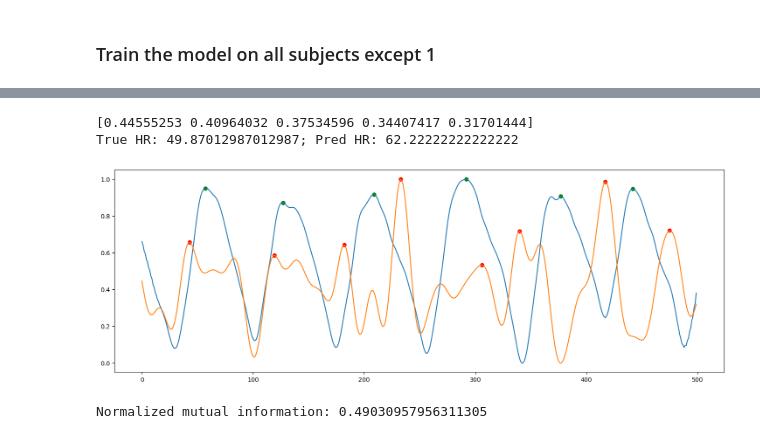
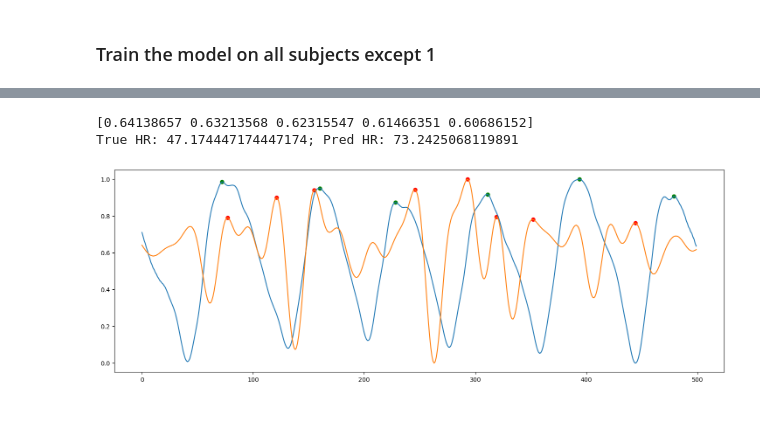
Before and after one commit to arnavpon/pydroid, a Jupyter notebook: example/android/app/src/main/python/pipeline-dev/pipeline-v1/ml.v5.ipynb, the cells around one changed output, grey strips where cells are left out. Cells and saved outputs as stored; diff of their text form; code cells hidden in the pictures.

```diff
--- a/example/android/app/src/main/python/pipeline-dev/pipeline-v1/ml.v5.ipynb
+++ b/example/android/app/src/main/python/pipeline-dev/pipeline-v1/ml.v5.ipynb
@@ -373,6 +394,7 @@ class MoodyGBM:
 
         # create consecutive splits in the data and then randomly sample from the splits
         splits = self.split_data()
+        random.seed(self.random_state)
         self.train_split_indices = random.sample(range(len(splits)), int(len(splits) * (1 - self.test_size)))
 
         # split up the training and testing splits
@@ -424,6 +446,7 @@ class MoodyGBM:
         params = {
             'metric': 'None',
             'verbosity': -1,
+            'seed': self.random_state
             # 'objective': 'regression'
             # 'n_iterations': self.n_estimators
         }
@@ -488,16 +511,16 @@ for i in range(len(truths)):
 
     truth = truths[i]
     data = truth.prepare_data_for_ml()
-    data = data.iloc[1000: 1500, :]
+    data = data.iloc[1000: 15000, :]
 
     data['subject'] = i + 1
     data_arr.append(data)
 
 data = pd.concat(data_arr)
 
-rf_mse = MoodyGBM(data, n_estimators = 400, loss_type = 'mse')
-rf_mse.fit()
-hr_err, hr_err_sq = rf_mse.eval()
+mod = MoodyGBM(data, n_estimators = 800, loss_type = 'mse')
+mod.fit()
+hr_err, hr_err_sq = mod.eval()
 
 print(f'HR error: {hr_err}')
 print(f'HR error squared: {hr_err_sq}')
@@ -589,0 +531,25 @@ tensor(9.6714)
+# %%
+test_subject = 7
+test_subject_truth = truths[test_subject - 1]
+
+data_arr = []
+for i in range(len(truths)):
+
+    if i == (test_subject - 1):
+        continue
+
+    truth = truths[i]
+    data = truth.prepare_data_for_ml()
+    data = data.iloc[1000: 15000, :]
+
+    data['subject'] = i + 1
+    data_arr.append(data)
+
+data = pd.concat(data_arr)
+
+mod = MoodyGBM(data, n_estimators = 500, loss_type = 'mse')
+mod.fit()
+hr_err, hr_err_sq = mod.eval()
+
+print(f'HR error: {hr_err}')
+print(f'HR error squared: {hr_err_sq}')
@@ -742,66 +703,36 @@ rec = {
 # %%
 beg = 3000
 end = 3500
 
-model = rf
+model = mod
 
 # get data for subject not in test set and get x and y for prediction
 data = test_subject_truth.prepare_data_for_ml()
 x = data.drop(columns = ['bvp']).to_numpy()
 y = data['bvp'].to_numpy()
 
 targ = y[beg: end]
 pred = model.predict(x)[beg: end]
 targ, pred = _process(targ, pred)
 # pred = apply_wavelet(pred, 'db2', 2)
 pred = bandpass(pred, 64, [0.67, 3.0], 4)
 pred = min_max_scale(pred)
 print(pred[0: 5])
 
 pred_peaks, _ = get_peaks_v2(pred, 64, 3.0, 0.1, prominence = 0.2, with_min_dist = True, with_valleys = False)
 true_peaks, _ = get_peaks_v2(targ, 64, 3.0, -1, prominence = 0.1, with_min_dist = True, with_valleys = False)
 
 plt.plot(targ)
 plt.plot(pred)
 plt.scatter(pred_peaks, pred[pred_peaks], c='r')
 plt.scatter(true_peaks, targ[true_peaks], c='g')
 
-pred_ibis = get_ibis(pred_peaks, 64)
-true_ibis = get_ibis(true_peaks, 64)
+pred_ibis = np.diff(pred_peaks) / 64
+true_ibis = np.diff(true_peaks) / 64
 pred_hr = get_hr(pred_ibis)
 true_hr = get_hr(true_ibis)
 print(f'True HR: {true_hr}; Pred HR: {pred_hr}')
 # %% [output]
-[0.44555253 0.40964032 0.37534596 0.34407417 0.31701444]
-True HR: 49.87012987012987; Pred HR: 62.22222222222222
+[0.64138657 0.63213568 0.62315547 0.61466351 0.60686152]
+True HR: 47.174447174447174; Pred HR: 73.2425068119891
-[figure, old version]
+[figure, new version]
-# %%
-import numpy as np
-from sklearn.metrics import mutual_info_score
-from sklearn.preprocessing import KBinsDiscretizer
-
-def normalized_mutual_information(x, y, n_bins=10):
-    # Discretize the continuous variables using a fixed number of bins
-    discretizer = KBinsDiscretizer(n_bins=n_bins, encode='ordinal', strategy='uniform')
-
-    x_discrete = discretizer.fit_transform(x.reshape(-1, 1)).ravel().astype(int)
-    y_discrete = discretizer.fit_transform(y.reshape(-1, 1)).ravel().astype(int)
-
-    # Compute mutual information between the discretized variables
-    mi = mutual_info_score(x_discrete, y_discrete)
-
-    # Normalize the mutual information by the entropy of the two variables
-    entropy_x = -np.sum(np.bincount(x_discrete) / len(x_discrete) * np.log2(np.bincount(x_discrete) / len(x_discrete) + np.finfo(float).eps))
-    entropy_y = -np.sum(np.bincount(y_discrete) / len(y_discrete) * np.log2(np.bincount(y_discrete) / len(y_discrete) + np.finfo(float).eps))
-
-    nmi = mi / np.sqrt(entropy_x * entropy_y)
-    return nmi
-
-# Test the function with two continuous variables
-x = np.random.rand(100)
-y = 2 * x + np.random.normal(0, 0.1, 100)
-
-nmi = normalized_mutual_information(x, y)
-print("Normalized mutual information:", nmi)
-# %% [output]
-Normalized mutual information: 0.49030957956311305
```
Also changed, not shown: parts of 13 cells of this notebook.
